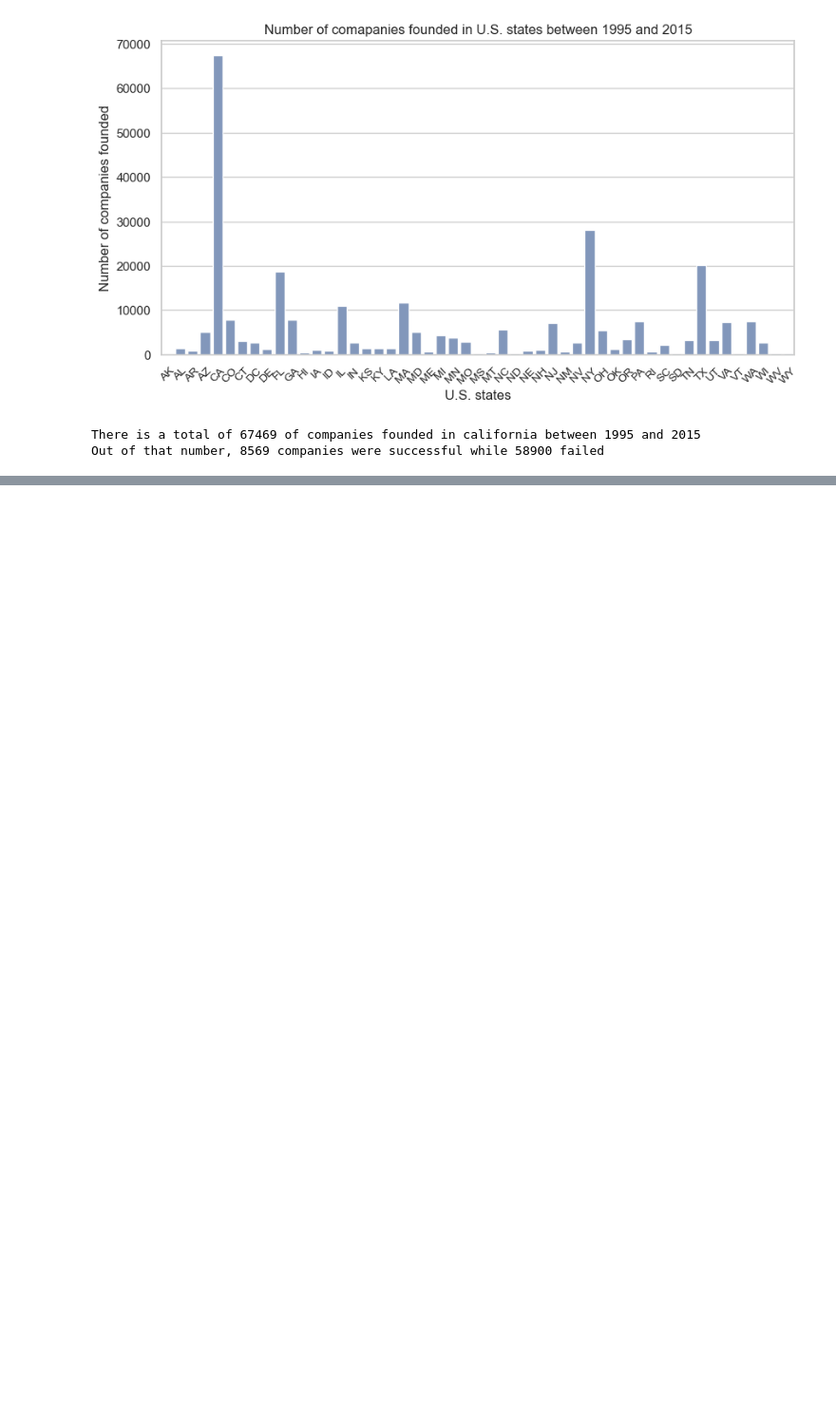
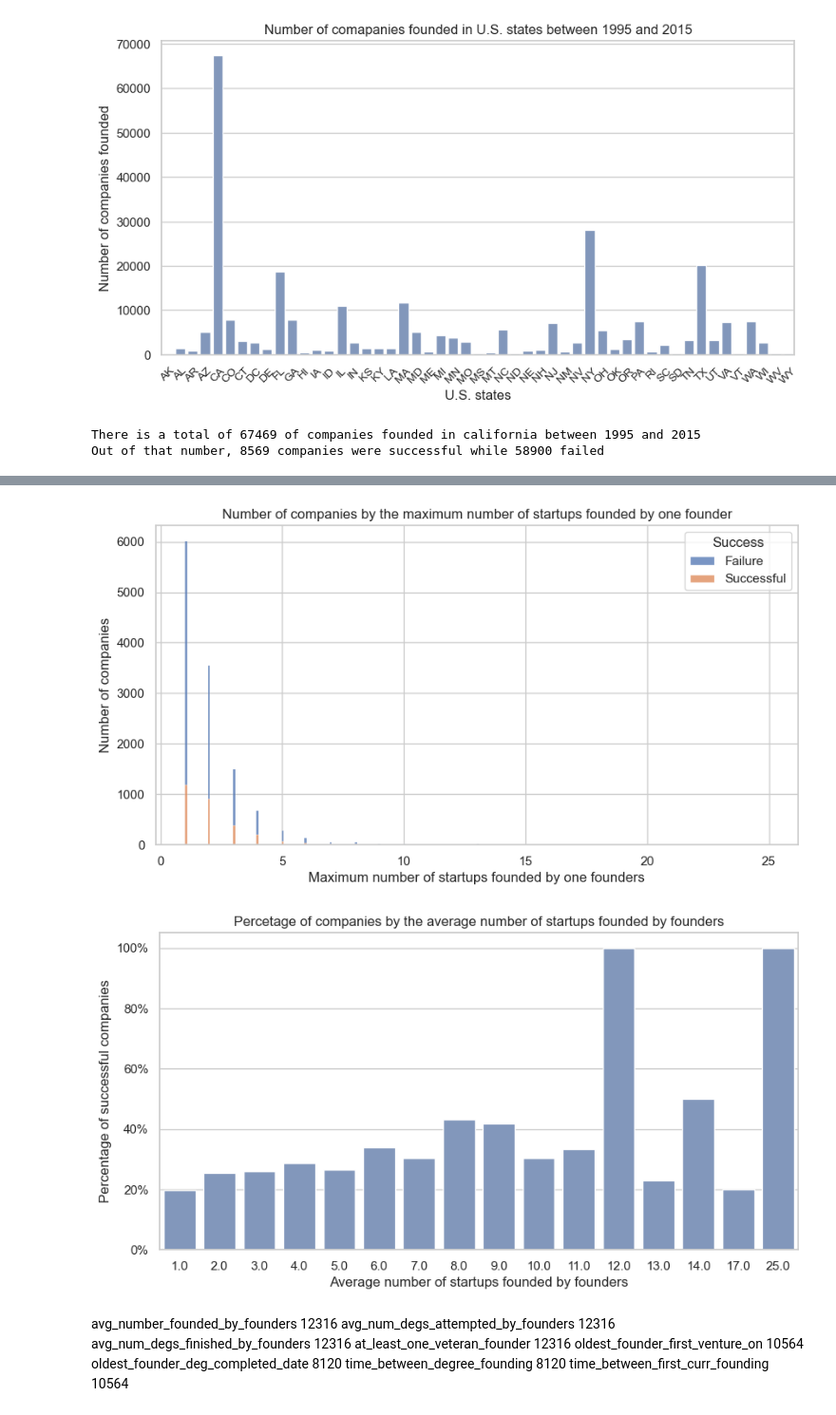
Before and after one commit to rodrigochaname/MachineLearning4VC, a Jupyter notebook: data_analysis.ipynb, the cells around one changed output, grey strips where cells are left out. Shown: that part at 95% size. Drawn from its saved outputs; the diff is of its cells as text; code cells hidden in the pictures; blank space fills up the shorter version.

```diff
--- a/data_analysis.ipynb
+++ b/data_analysis.ipynb
@@ -240,0 +306,48 @@ Index(['org_uuid', 'status', 'category_list', 'category_groups_list',
+# %%
+# Create histogram for companies by averege number of startups founded by founders
+to_plot = full_orgs_df
+to_plot['Success'] = to_plot['success'].map(lambda x: 'Successful' if x else 'Failure')
+
+fig, ax = plt.subplots(1,1, figsize=(10,5))
+
+sns.histplot(data=to_plot,x='max_number_founded_by_one_founder',hue='Success',multiple='stack')
+
+ax.set_ylabel('Number of companies')
+ax.set_xlabel('Maximum number of startups founded by one founders')
+ax.set_title('Number of companies by the maximum number of startups founded by one founder')
+
+plt.show()
+
+# Get proportions of success
+temp = to_plot[['Success','max_number_founded_by_one_founder','org_uuid']]\
+              .groupby(by=['max_number_founded_by_one_founder','Success']).count()
+
+totals = temp.groupby(level=0).sum().reset_index().rename(columns={'org_uuid':'count_total'})
+success = temp.loc[(slice(None),'Successful'),:].reset_index().rename(columns={'org_uuid':'count_succ'})
+to_plot_prop = success.merge(totals,how='inner',on='max_number_founded_by_one_founder')
+to_plot_prop['proportion_success'] = to_plot_prop['count_succ'] / to_plot_prop['count_total']
+
+# relative histogram
+fig, ax = plt.subplots(1,1, figsize=(10,5))
+
+ax = sns.barplot(x="max_number_founded_by_one_founder",y='proportion_success',data=to_plot_prop,color=blue)
+
+ax.set_yticklabels(['0%', '20%', '40%', '60%', '80%', '100%'])
+ax.set_ylabel('Percentage of successful companies')
+ax.set_xlabel('Average number of startups founded by founders')
+ax.set_title('Percetage of companies by the average number of startups founded by founders')
+
+plt.show()
+# Save plot
+# %% [output]
+[figure, added]
+[figure, added]
+# %% [markdown]
+avg_number_founded_by_founders        12316
+avg_num_degs_attempted_by_founders    12316
+avg_num_degs_finished_by_founders     12316
+at_least_one_veteran_founder          12316
+oldest_founder_first_venture_on       10564
+oldest_founder_deg_completed_date      8120
+time_between_degree_founding           8120
+time_between_first_curr_founding      10564
```
Also changed, not shown: parts of 12 cells of this notebook.
